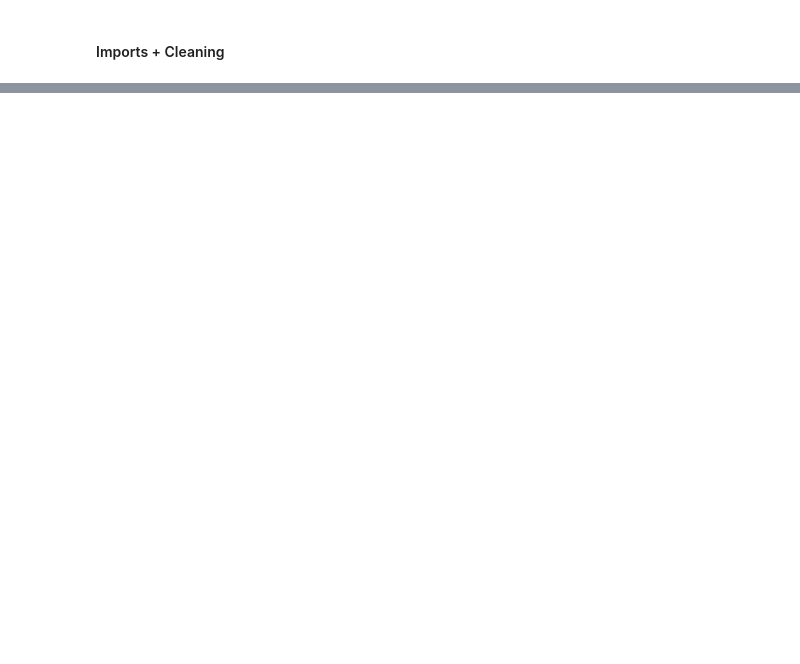
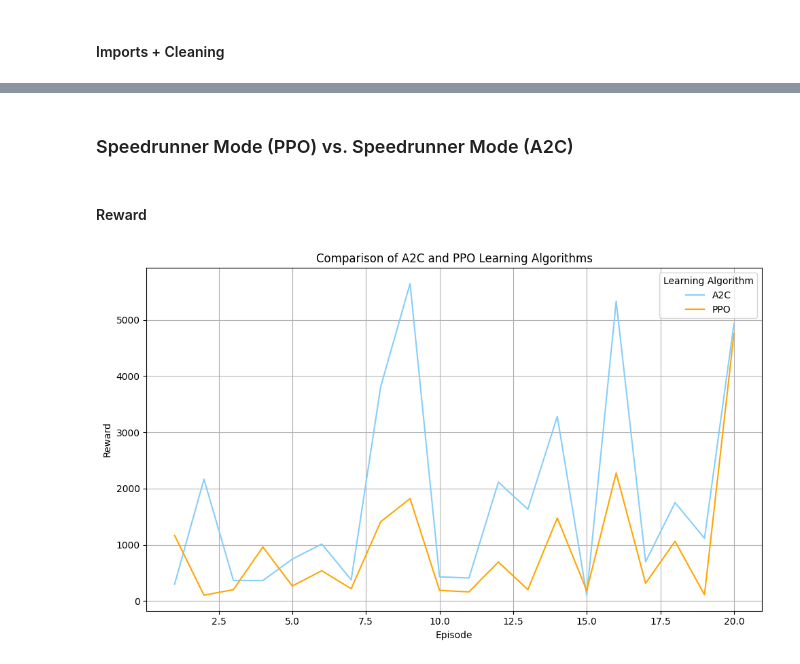
Before and after one commit to pbaguisa/DRL_Automated_Testing, a Jupyter notebook: notebooks/game_analysis.ipynb, the cells around one changed output, grey strips where cells are left out. Saved outputs shown, nothing was run; the diff lists cells and outputs as text; code cells hidden in the pictures; blank space fills up the shorter version.

```diff
--- a/notebooks/game_analysis.ipynb
+++ b/notebooks/game_analysis.ipynb
@@ -38,0 +92,31 @@ a2c_speedrunner_data = pd.read_csv('logs/a2c_speedrunner.csv')
+# %% [markdown]
+### Speedrunner Mode (PPO) vs. Speedrunner Mode (A2C)
+# %% [markdown]
+#### Reward
+# %%
+# Extract episode and reward columns for both algorithms
+a2c_episode = a2c_speedrunner_df['episode']
+a2c_reward = a2c_speedrunner_df['reward']
+
+ppo_episode = ppo_speedrunner_df['episode']
+ppo_reward = ppo_speedrunner_df['reward']
+
+# Create the plot with the requested colors
+plt.figure(figsize=(10, 6))
+plt.plot(a2c_episode, a2c_reward, label='A2C', color='lightskyblue')  # A2C in lightskyblue
+plt.plot(ppo_episode, ppo_reward, label='PPO', color='orange')  # PPO in orange
+
+# Adding labels and title
+plt.xlabel('Episode')
+plt.ylabel('Reward')
+plt.title('Comparison of A2C and PPO Learning Algorithms')
+
+# Displaying the legend
+plt.legend(title='Learning Algorithm')
+
+# Show the plot
+plt.grid(True)
+plt.tight_layout()
+plt.show()
+# %% [output]
+[figure, added]
```
Also changed, not shown: parts of 8 cells of this notebook.
